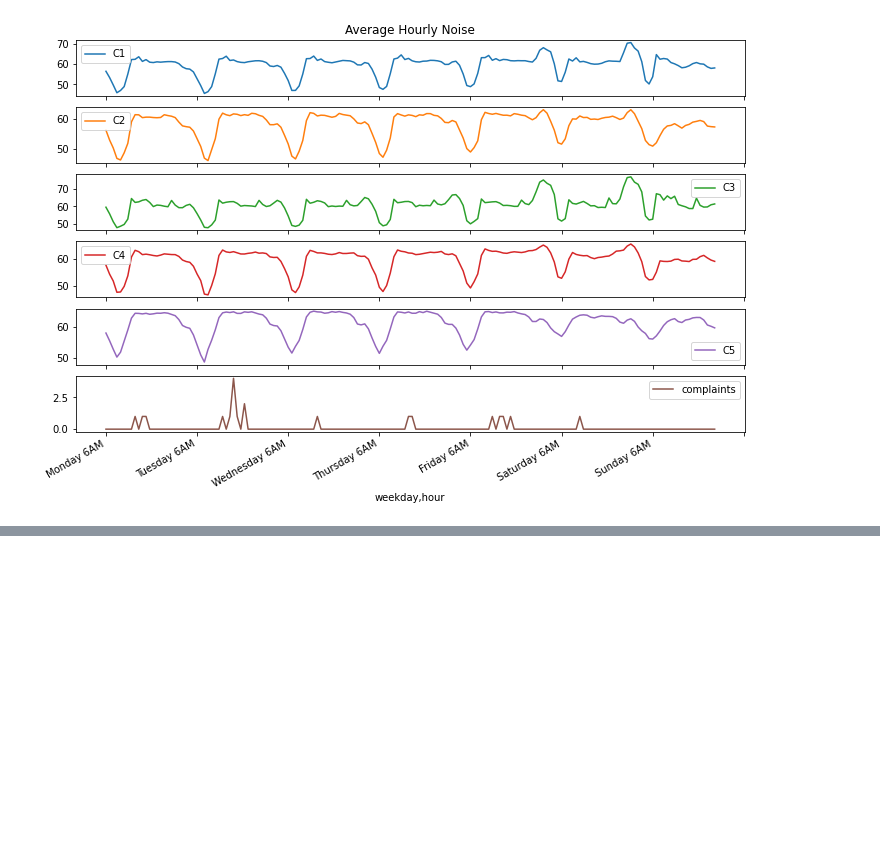
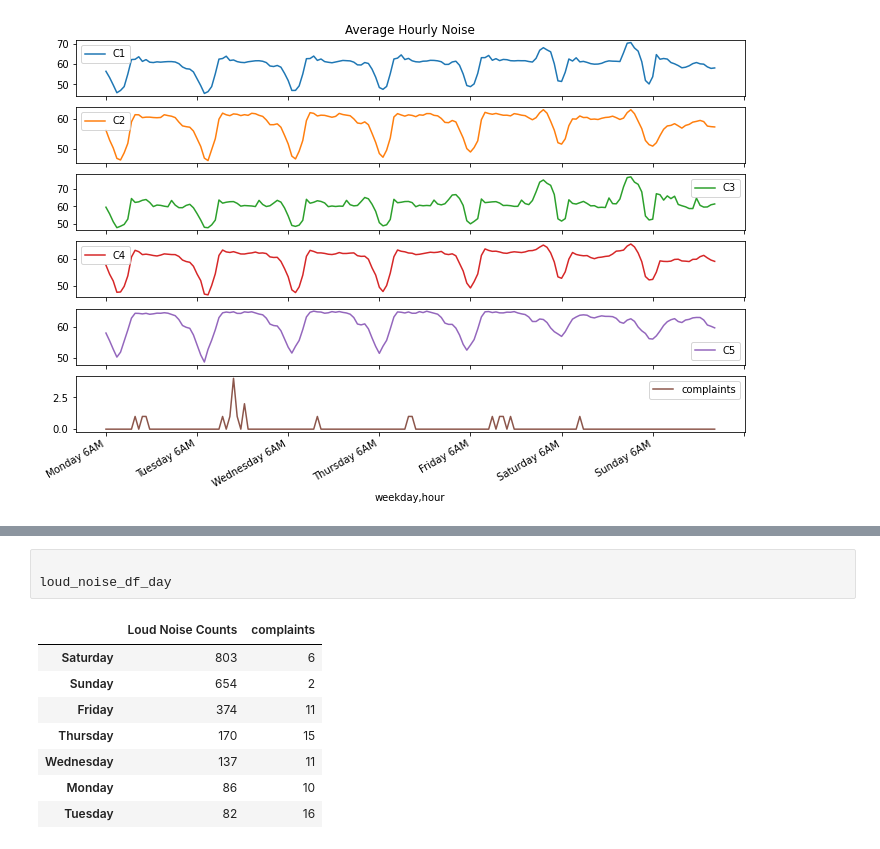
Before and after one commit to xssChauhan/torino-noise, a Jupyter notebook: Torino Data.ipynb, the cells around one changed output, grey strips where cells are left out. Drawn from its saved outputs; the diff is of its cells as text; blank space fills up the shorter version.

```diff
--- a/Torino Data.ipynb
+++ b/Torino Data.ipynb
@@ -721,0 +763,12 @@ Text(0.5, 1.0, 'Average Hourly Noise')
+# %%
+
+loud_noise_df_day
+# %% [output]
+|  | Loud Noise Counts | complaints |
+| Saturday | 803 | 6 |
+| Sunday | 654 | 2 |
+| Friday | 374 | 11 |
+| Thursday | 170 | 15 |
+| Wednesday | 137 | 11 |
+| Monday | 86 | 10 |
+| Tuesday | 82 | 16 |
```
Also changed, not shown: parts of 6 cells of this notebook.
